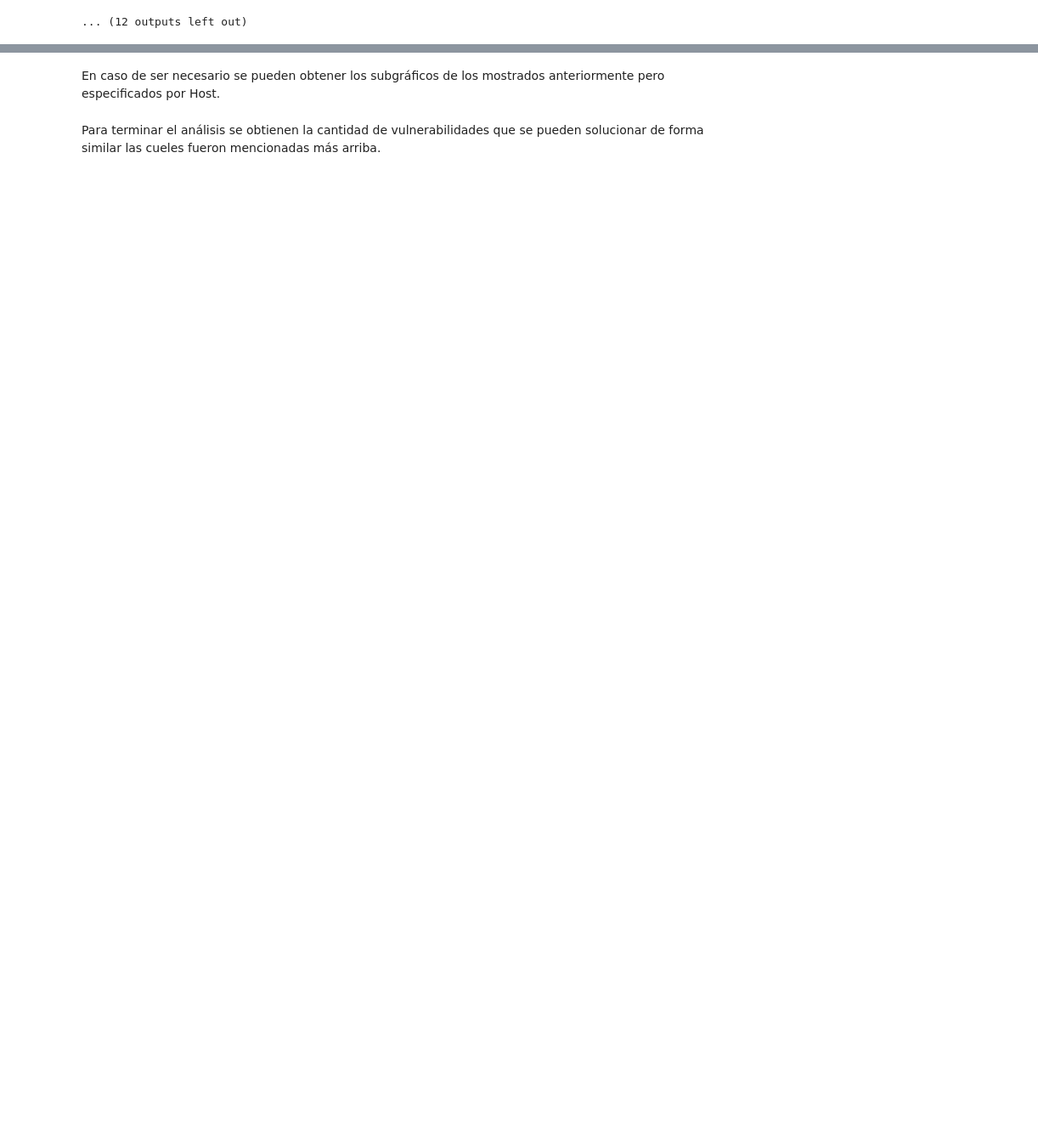
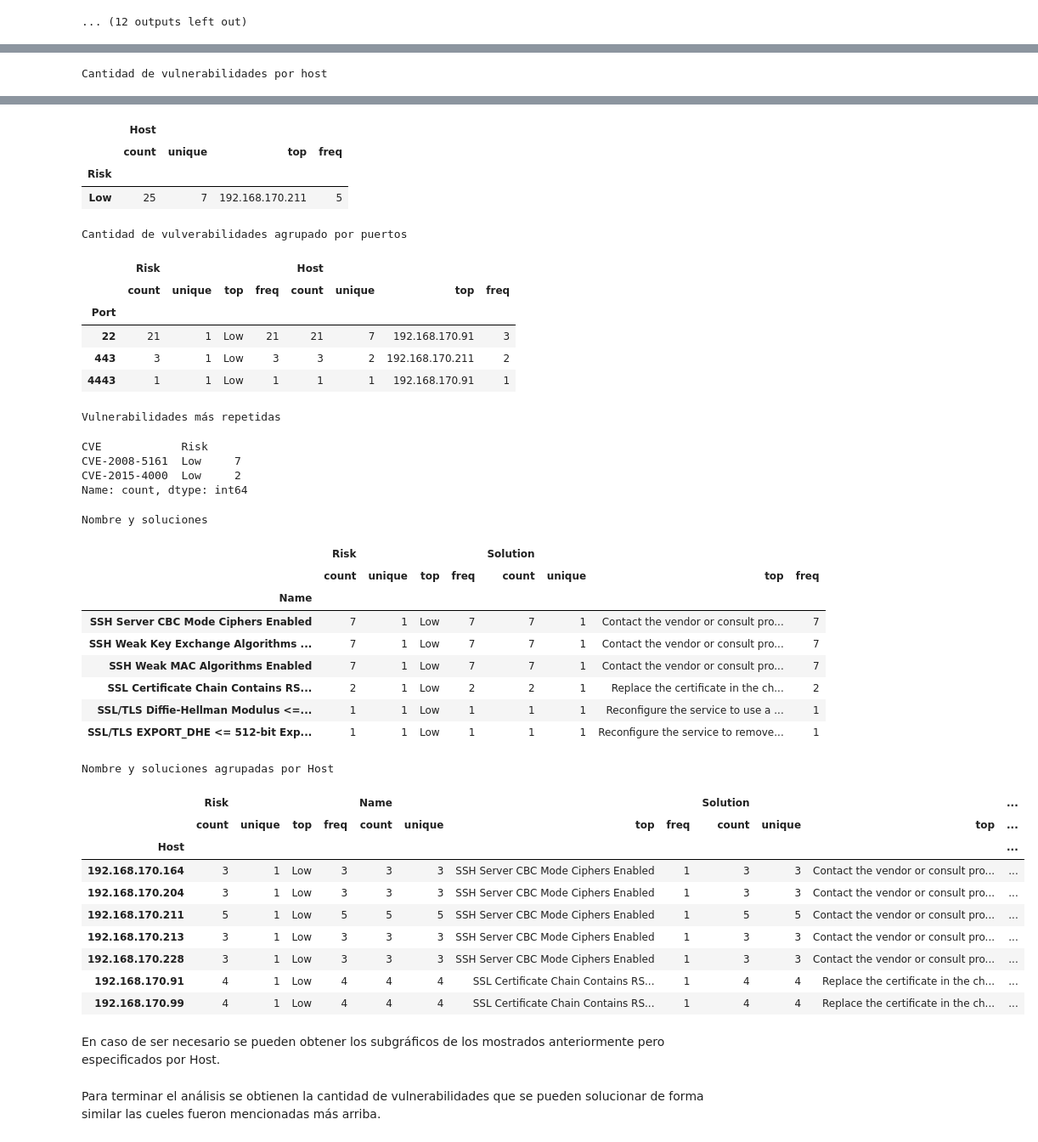
Before and after one commit to Drokoz/Test-Baseline, a Jupyter notebook: Tecnical_implementation.ipynb, the cells around one changed output, grey strips where cells are left out. Shown: that part at 85% size. Cells and saved outputs as stored; diff of their text form; code cells hidden in the pictures; blank space fills up the shorter version.

```diff
--- a/Tecnical_implementation.ipynb
+++ b/Tecnical_implementation.ipynb
@@ -613,3 +616,7 @@ En contreto a los host obtenemos lo siguiente.
 
 
 3. 192.168.170.228: Para este Host el puerto más afectado es casi al 100% el 8090 por lo cual se recomiendan las mismas soluciones.
+# %%
+display_groupby(cl_scan_total.loc[cl_scan_total["Risk"] == "Low"])
+# %% [output]
+Cantidad de vulnerabilidades por host
@@ -616,3 +633,40 @@ En contreto a los host obtenemos lo siguiente.
+|  | Host |  |  |  |
+|  | count | unique | top | freq |
+| Risk |  |  |  |  |
+| Low | 25 | 7 | 192.168.170.211 | 5 |
+Cantidad de vulverabilidades agrupado por puertos
+|  | Risk |  |  |  | Host |  |  |  |
+|  | count | unique | top | freq | count | unique | top | freq |
+| Port |  |  |  |  |  |  |  |  |
+| 22 | 21 | 1 | Low | 21 | 21 | 7 | 192.168.170.91 | 3 |
+| 443 | 3 | 1 | Low | 3 | 3 | 2 | 192.168.170.211 | 2 |
+| 4443 | 1 | 1 | Low | 1 | 1 | 1 | 192.168.170.91 | 1 |
+Vulnerabilidades más repetidas
+CVE            Risk
+CVE-2008-5161  Low     7
+CVE-2015-4000  Low     2
+Name: count, dtype: int64
+Nombre y soluciones
+|  | Risk |  |  |  | Solution |  |  |  |
+|  | count | unique | top | freq | count | unique | top | freq |
+| Name |  |  |  |  |  |  |  |  |
+| SSH Server CBC Mode Ciphers Enabled | 7 | 1 | Low | 7 | 7 | 1 | Contact the vendor or consult pro... | 7 |
+| SSH Weak Key Exchange Algorithms ... | 7 | 1 | Low | 7 | 7 | 1 | Contact the vendor or consult pro... | 7 |
+| SSH Weak MAC Algorithms Enabled | 7 | 1 | Low | 7 | 7 | 1 | Contact the vendor or consult pro... | 7 |
+| SSL Certificate Chain Contains RS... | 2 | 1 | Low | 2 | 2 | 1 | Replace the certificate in the ch... | 2 |
+| SSL/TLS Diffie-Hellman Modulus <=... | 1 | 1 | Low | 1 | 1 | 1 | Reconfigure the service to use a ... | 1 |
+| SSL/TLS EXPORT_DHE <= 512-bit Exp... | 1 | 1 | Low | 1 | 1 | 1 | Reconfigure the service to remove... | 1 |
+Nombre y soluciones agrupadas por Host
+|  | Risk |  |  |  | Name |  |  |  | Solution |  |  | ... |
+|  | count | unique | top | freq | count | unique | top | freq | count | unique | top | ... |
+| Host |  |  |  |  |  |  |  |  |  |  |  | ... |
+| 192.168.170.164 | 3 | 1 | Low | 3 | 3 | 3 | SSH Server CBC Mode Ciphers Enabled | 1 | 3 | 3 | Contact the vendor or consult pro... | ... |
+| 192.168.170.204 | 3 | 1 | Low | 3 | 3 | 3 | SSH Server CBC Mode Ciphers Enabled | 1 | 3 | 3 | Contact the vendor or consult pro... | ... |
+| 192.168.170.211 | 5 | 1 | Low | 5 | 5 | 5 | SSH Server CBC Mode Ciphers Enabled | 1 | 5 | 5 | Contact the vendor or consult pro... | ... |
+| 192.168.170.213 | 3 | 1 | Low | 3 | 3 | 3 | SSH Server CBC Mode Ciphers Enabled | 1 | 3 | 3 | Contact the vendor or consult pro... | ... |
+| 192.168.170.228 | 3 | 1 | Low | 3 | 3 | 3 | SSH Server CBC Mode Ciphers Enabled | 1 | 3 | 3 | Contact the vendor or consult pro... | ... |
+| 192.168.170.91 | 4 | 1 | Low | 4 | 4 | 4 | SSL Certificate Chain Contains RS... | 1 | 4 | 4 | Replace the certificate in the ch... | ... |
+| 192.168.170.99 | 4 | 1 | Low | 4 | 4 | 4 | SSL Certificate Chain Contains RS... | 1 | 4 | 4 | Replace the certificate in the ch... | ... |
 # %% [markdown]
 En caso de ser necesario se pueden obtener los subgráficos de los mostrados anteriormente pero especificados por Host.
 # %%
```
Also changed, not shown: parts of 3 cells of this notebook, 2 other files.
